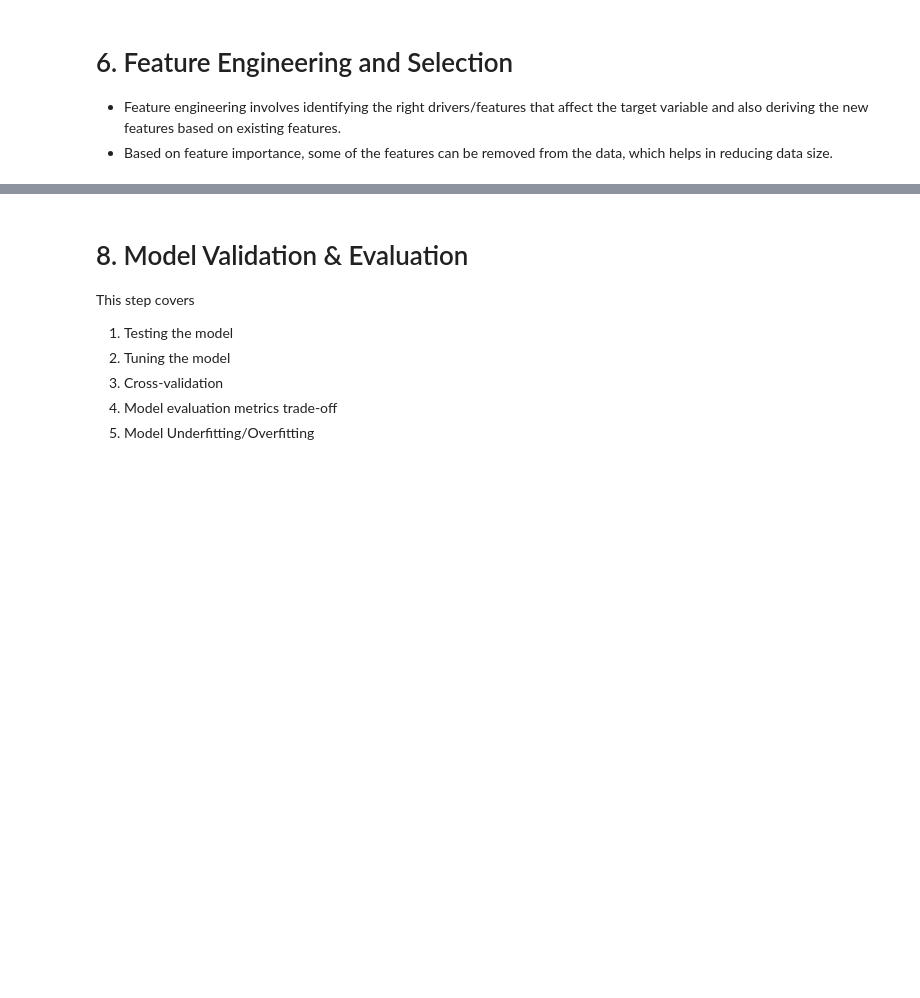
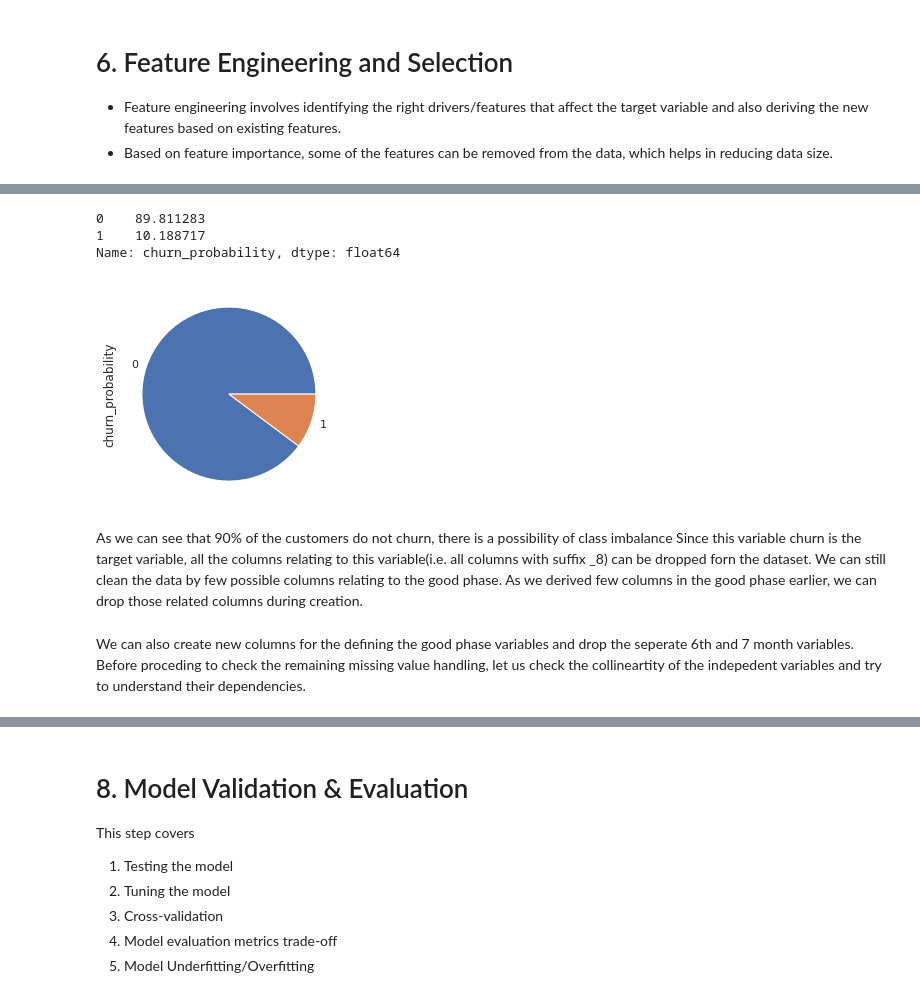
Before and after one commit to pravin691983/TelecomChurnCaseStudy, a Jupyter notebook: PRAVIN_TAWADE.ipynb, the cells around one changed output, grey strips where cells are left out. Drawn from its saved outputs; the diff is of its cells as text; code cells hidden in the pictures; blank space fills up the shorter version.

Commit message:
Kaggle Notebook | TelecomChurnCaseStudy | Version 6

```diff
--- a/PRAVIN_TAWADE.ipynb
+++ b/PRAVIN_TAWADE.ipynb
@@ -450,0 +454,7 @@ This step gives more insights into the data and how the data is related to the t
+# %%
+# calculate total recharge amount for June and July --> call recharge amount + data recharge amount
+df['amt_data_6'] = df.total_rech_amt_6 + df.total_data_rech_6
+df['amt_data_7'] = df.total_rech_amt_7 + df.total_data_rech_7
+# %%
+# calculate average recharge done by customer in June and July
+df['av_amt_data_6_7'] = (df.amt_data_6 + df.amt_data_7)/2
@@ -450,0 +475,4 @@ This step gives more insights into the data and how the data is related to the t
+# %%
+# retain only those customers who have recharged their mobiles with more than or equal to 70th percentile amount
+churn_filtered = df.loc[df.av_amt_data_6_7 >= df.av_amt_data_6_7.quantile(0.7), :]
+churn_filtered = df.reset_index(drop=True)
@@ -450,0 +483,4 @@ This step gives more insights into the data and how the data is related to the t
+# %%
+# delete variables created to filter high-value customers
+churn_filtered = churn_filtered.drop(['total_data_rech_6', 'total_data_rech_7',
+                                      'amt_data_6', 'amt_data_7', 'av_amt_data_6_7'], axis=1)
@@ -450,0 +511,15 @@ This step gives more insights into the data and how the data is related to the t
+# %%
+# lets find out churn/non churn percentage
+print((churn_filtered['churn_probability'].value_counts()/len(df))*100)
+((churn_filtered['churn_probability'].value_counts()/len(df))*100).plot(kind="pie")
+plt.show()
+# %% [output]
+0    89.811283
+1    10.188717
+Name: churn_probability, dtype: float64
+[figure, added]
+# %% [markdown]
+As we can see that 90% of the customers do not churn, there is a possibility of class imbalance
+Since this variable churn is the target variable, all the columns relating to this variable(i.e. all columns with suffix _8) can be dropped forn the dataset.
+We can still clean the data by few possible columns relating to the good phase.
+As we derived few columns in the good phase earlier, we can drop those related columns during creation.
@@ -450,0 +532,3 @@ This step gives more insights into the data and how the data is related to the t
+# %% [markdown]
+We can also create new columns for the defining the good phase variables and drop the seperate 6th and 7 month variables.
+Before proceding to check the remaining missing value handling, let us check the collineartity of the indepedent variables and try to understand their dependencies.
```
Also changed, not shown: parts of 67 cells of this notebook.
